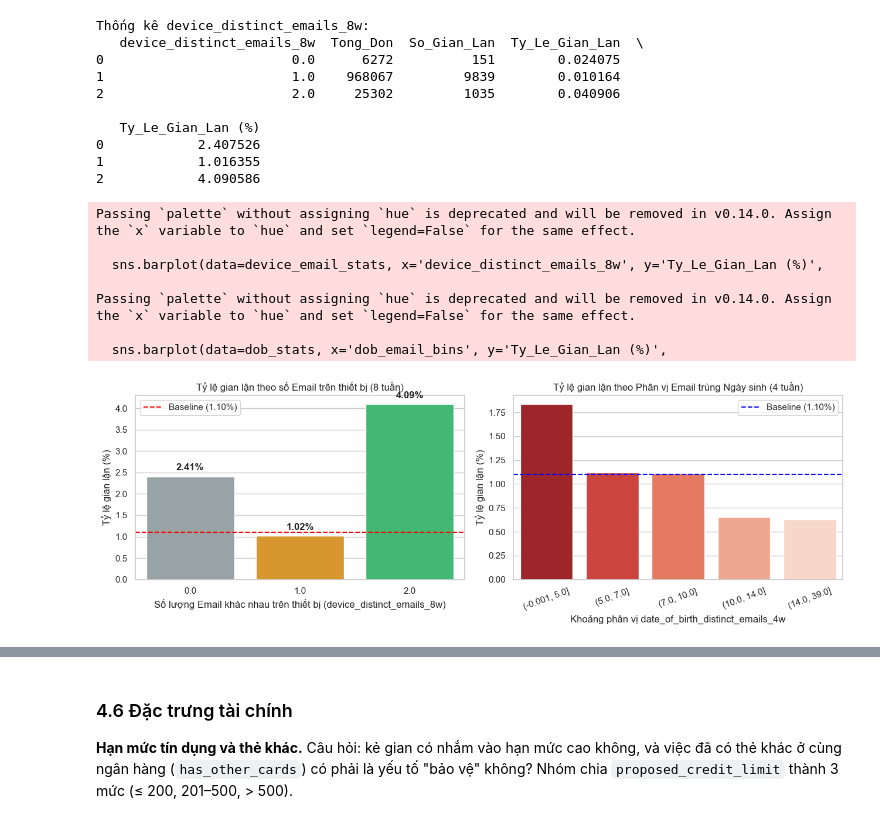
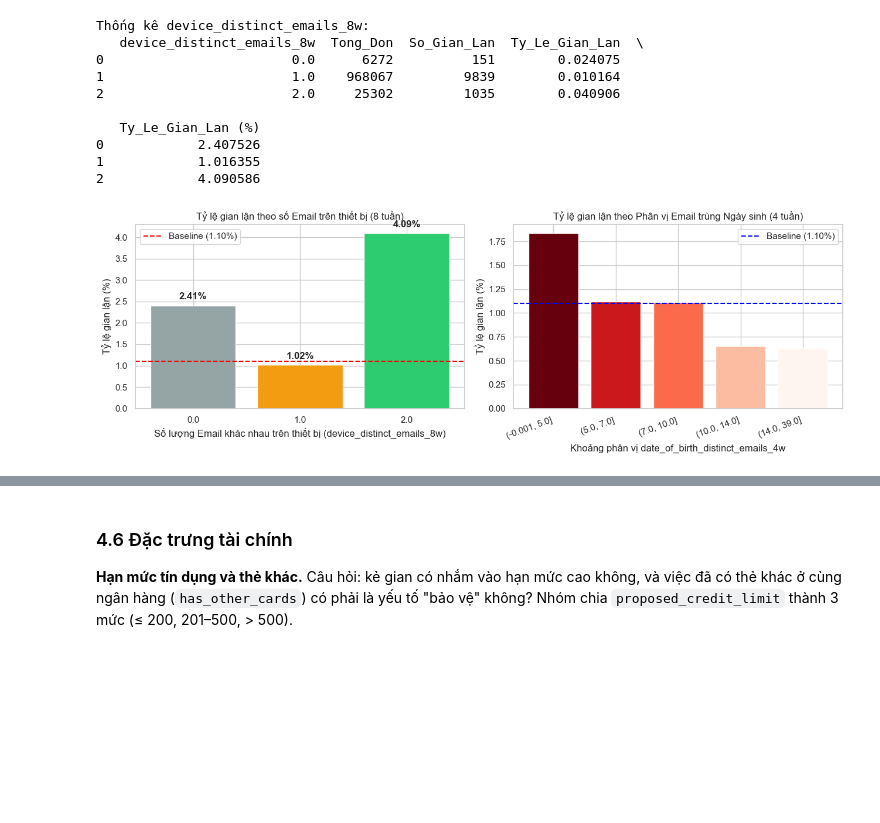
Before and after one commit to dducsw/co5177-data-analytics-and-visualization-project, a Jupyter notebook: tabular/eda.ipynb, the cells around one changed output, grey strips where cells are left out. Drawn from its saved outputs; the diff is of its cells as text; code cells hidden in the pictures; blank space fills up the shorter version.

```diff
--- a/tabular/eda.ipynb
+++ b/tabular/eda.ipynb
@@ -60,9 +106,14 @@ print("Đã import thành công các thư viện cần thiết!")
 # %%
 # Đọc file dữ liệu Base.csv
-df_raw = pd.read_csv('data/Base.csv')   # bản gốc bất biến
-df = df_raw.copy()                       # bản làm việc: chạy lại từ cell này sẽ reset sạch
+load_path = data_file if ('data_file' in locals() and Path(data_file).exists()) else (
+    'data/Base.csv' if Path('data/Base.csv').exists() else 'tabular/data/Base.csv'
+)
+
+df_raw = pd.read_csv(load_path)   # bản gốc bất biến
+df = df_raw.copy()                 # bản làm việc: chạy lại từ cell này sẽ reset sạch
 
 # Kiểm tra số chiều dữ liệu và bản ghi trùng lặp
+print(f"Đã nạp file từ: {Path(load_path).resolve()}")
 print(f"Số dòng dữ liệu: {df.shape[0]:,} dòng")
 print(f"Số lượng cột: {df.shape[1]} cột")
 print(f"Số dòng bị trùng lặp hoàn toàn (duplicated): {df.duplicated().sum()}")
@@ -871,7 +913,7 @@ Passing `palette` without assigning `hue` is deprecated and will be removed in v
 Hai biến thể hiện khả năng một người (hoặc nhóm) nộp nhiều hồ sơ: `device_distinct_emails_8w` (số email khác nhau trên cùng thiết bị trong 8 tuần) và `date_of_birth_distinct_emails_4w` (số email khác nhau dùng chung một ngày sinh trong 4 tuần). Cột `device_fraud_count` đã bị bỏ ở 2.2.
 # %%
 # 1. Thống kê tỷ lệ gian lận theo số email xuất hiện trên thiết bị trong 8 tuần (device_distinct_emails_8w)
-device_email_stats = df.groupby('device_distinct_emails_8w').agg(
+device_email_stats = df_train.groupby('device_distinct_emails_8w').agg(
     Tong_Don=(target_col, 'count'),
     So_Gian_Lan=(target_col, 'sum'),
     Ty_Le_Gian_Lan=(target_col, 'mean')
@@ -879,8 +921,8 @@ device_email_stats = df.groupby('device_distinct_emails_8w').agg(
 device_email_stats['Ty_Le_Gian_Lan (%)'] = device_email_stats['Ty_Le_Gian_Lan'] * 100
 
 # 2. Phân vị ngày sinh trùng email trong 4 tuần (date_of_birth_distinct_emails_4w)
-df['dob_email_bins'] = pd.qcut(df['date_of_birth_distinct_emails_4w'], q=5, duplicates='drop')
-dob_stats = df.groupby('dob_email_bins', observed=False).agg(
+df['dob_email_bins'] = pd.qcut(df_train['date_of_birth_distinct_emails_4w'], q=5, duplicates='drop')
+dob_stats = df_train.groupby('dob_email_bins', observed=False).agg(
     Tong_Don=(target_col, 'count'),
     Ty_Le_Gian_Lan=(target_col, 'mean')
 ).reset_index()
@@ -904,44 +946,35 @@ Thống kê device_distinct_emails_8w:
 fig, axes = plt.subplots(1, 2, figsize=(13, 4.5))
 
 # --- axes[0]: device_distinct_emails_8w ---
 colors_dev = ['#95A5A6', '#F39C12', '#2ECC71']  # chỉ 3 màu vì có 3 giá trị (0, 1, 2)
 x_vals = device_email_stats['device_distinct_emails_8w'].values
 y_vals = device_email_stats['Ty_Le_Gian_Lan (%)'].values
 bars0 = axes[0].bar(range(len(x_vals)), y_vals, color=colors_dev, edgecolor='white')
-axes[0].set_xticks(range(len(x_vals)))
-axes[0].set_xticklabels(x_vals)
-axes[0].axhline(df[target_col].mean()*100, color='red', linestyle='--', label=f'Baseline ({df[target_col].mean()*100:.2f}%)')
+axes[0].set_xticks(range(len(x_vals)), labels=x_vals)
+axes[0].axhline(df_train[target_col].mean()*100, color='red', linestyle='--', label=f'Baseline ({df_train[target_col].mean()*100:.2f}%)')
 axes[0].set_title("Tỷ lệ gian lận theo số Email trên thiết bị (8 tuần)")
 axes[0].set_xlabel("Số lượng Email khác nhau trên thiết bị (device_distinct_emails_8w)")
 axes[0].set_ylabel("Tỷ lệ gian lận (%)")
 axes[0].legend()
 for bar, v in zip(bars0, y_vals):
     axes[0].annotate(f"{v:.2f}%",
                      (bar.get_x() + bar.get_width() / 2., bar.get_height() + 0.1),
                      ha='center', va='bottom', fontweight='bold')
 
 # --- axes[1]: dob_email_bins ---
 x_labels = [str(b) for b in dob_stats['dob_email_bins'].values]
 y_dob = dob_stats['Ty_Le_Gian_Lan (%)'].values
 cmap = plt.cm.Reds_r
 colors_dob = [cmap(i / max(len(x_labels) - 1, 1)) for i in range(len(x_labels))]
 axes[1].bar(range(len(x_labels)), y_dob, color=colors_dob, edgecolor='white')
-axes[1].set_xticks(range(len(x_labels)))
-axes[1].set_xticklabels(x_labels, rotation=20, ha='right')
-axes[1].axhline(df[target_col].mean()*100, color='blue', linestyle='--', label=f'Baseline ({df[target_col].mean()*100:.2f}%)')
+axes[1].set_xticks(range(len(x_labels)), labels=x_labels, rotation=20, ha='right')
+axes[1].axhline(df_train[target_col].mean()*100, color='blue', linestyle='--', label=f'Baseline ({df_train[target_col].mean()*100:.2f}%)')
 axes[1].set_title("Tỷ lệ gian lận theo Phân vị Email trùng Ngày sinh (4 tuần)")
 axes[1].set_xlabel("Khoảng phân vị date_of_birth_distinct_emails_4w")
 axes[1].set_ylabel("Tỷ lệ gian lận (%)")
 axes[1].legend()
 
 plt.tight_layout()
 plt.show()
 # %% [output]
-Passing `palette` without assigning `hue` is deprecated and will be removed in v0.14.0. Assign the `x` variable to `hue` and set `legend=False` for the same effect.
-
-  sns.barplot(data=device_email_stats, x='device_distinct_emails_8w', y='Ty_Le_Gian_Lan (%)',
-
-Passing `palette` without assigning `hue` is deprecated and will be removed in v0.14.0. Assign the `x` variable to `hue` and set `legend=False` for the same effect.
-
-  sns.barplot(data=dob_stats, x='dob_email_bins', y='Ty_Le_Gian_Lan (%)',
-[figure, old version]
+[figure, new version]
```
Also changed, not shown: parts of 97 cells of this notebook, 6 other files.
